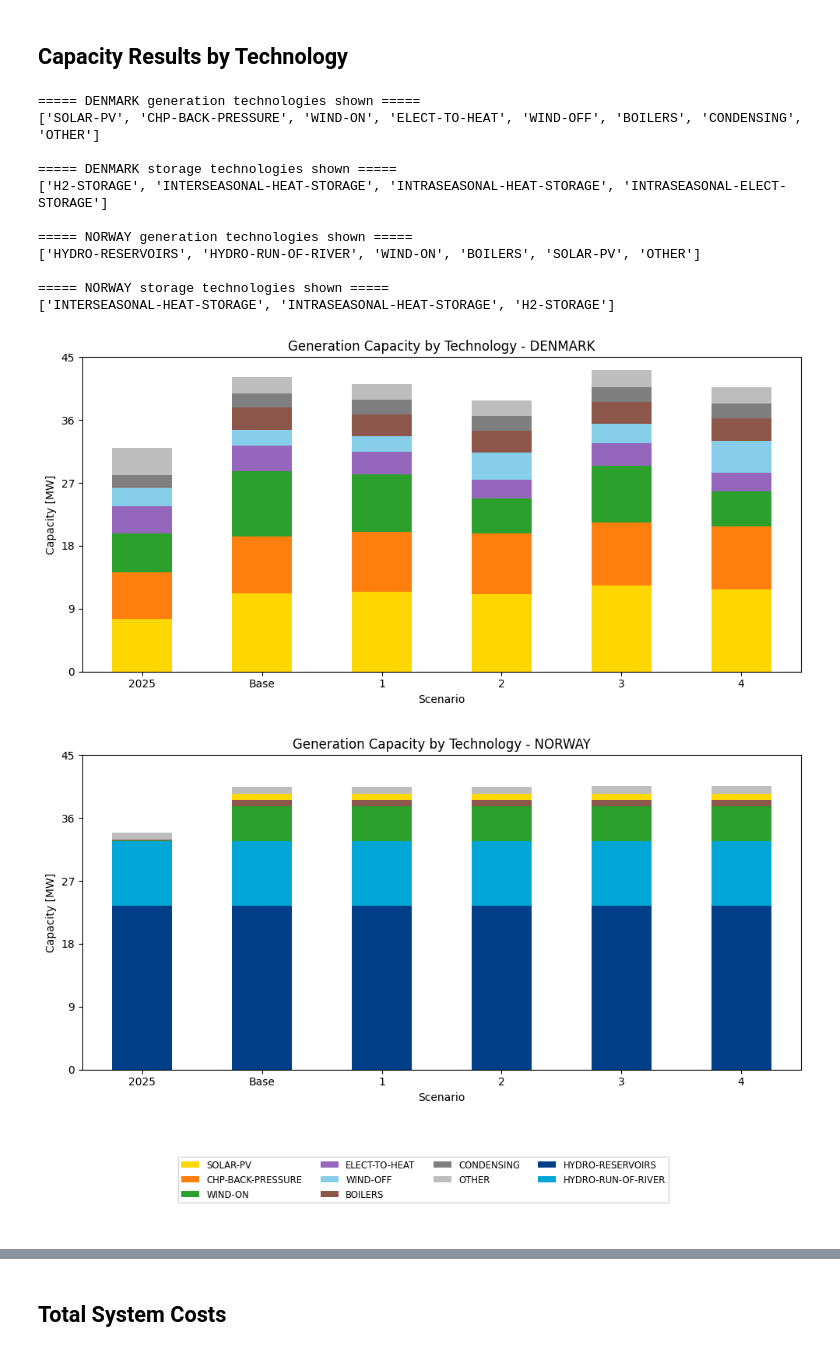
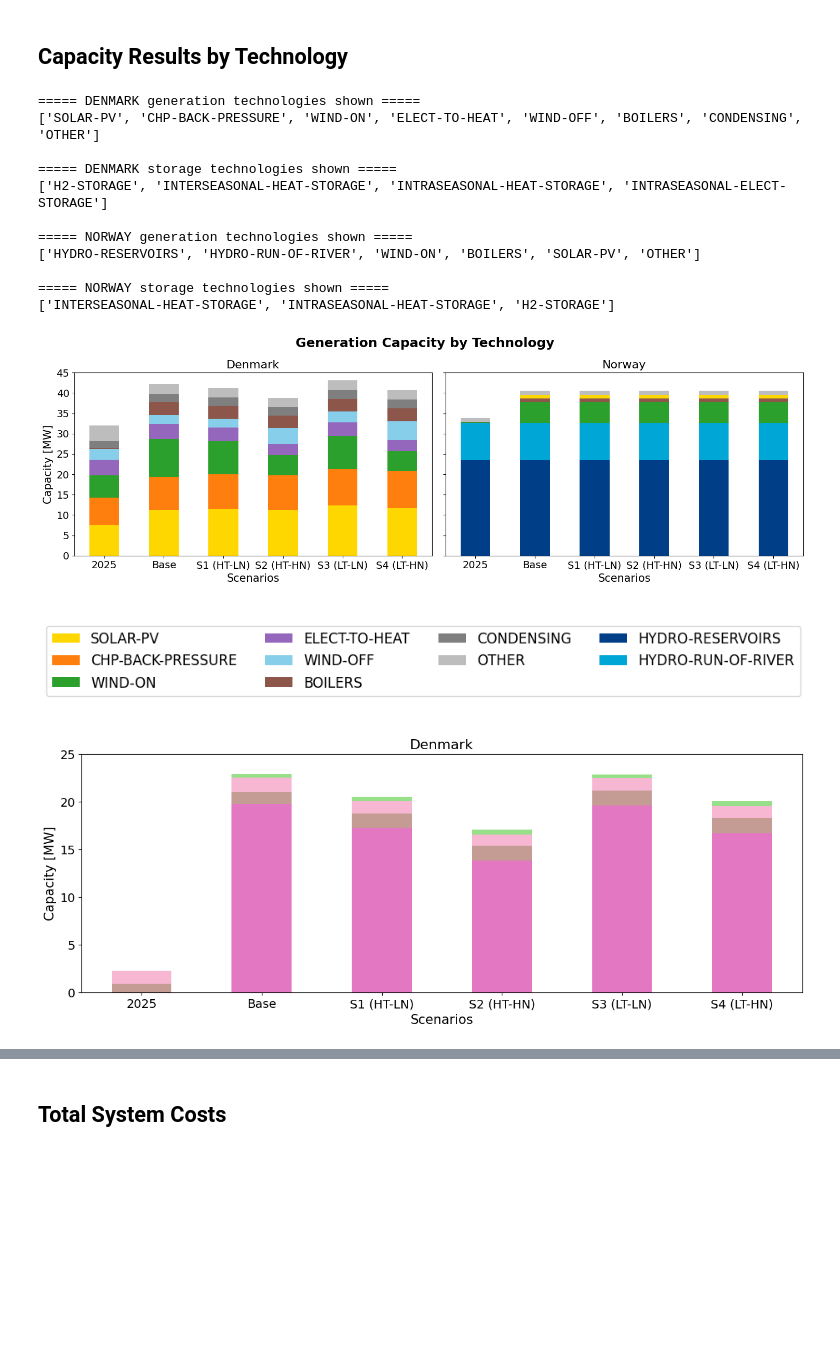
Before and after one commit to inesmartizq/LSESAub, a Jupyter notebook: Python_for_graphs_noDECOM.ipynb, the cells around one changed output, grey strips where cells are left out. Saved outputs shown, nothing was run; the diff lists cells and outputs as text; code cells hidden in the pictures; blank space fills up the shorter version.

```diff
--- a/Python_for_graphs_noDECOM.ipynb
+++ b/Python_for_graphs_noDECOM.ipynb
@@ -54,6 +54,20 @@ Loading c:\Users\ir8n8\Desktop\DTU3\Large Energy Systems Analysis\Balmorel\LSESA
 Loading c:\Users\ir8n8\Desktop\DTU3\Large Energy Systems Analysis\Balmorel\LSESAub\0_results_for_python_noDECOM\4.gdx
 Loading c:\Users\ir8n8\Desktop\DTU3\Large Energy Systems Analysis\Balmorel\LSESAub\0_results_for_python_noDECOM\Base.gdx
 Loading c:\Users\ir8n8\Desktop\DTU3\Large Energy Systems Analysis\Balmorel\LSESAub\0_results_for_python_noDECOM\2025.gdx
+# %%
+# Human-readable x-axis labels
+SCENARIO_LABELS = {
+    '1':      'S1 (HT-LN)',
+    '2': 'S2 (HT-HN)',
+    '3': 'S3 (LT-LN)',
+    '4':       'S4 (LT-HN)',
+}
+
+def apply_scenario_labels(ax):
+    """Replace raw scenario names on x-axis with human-readable labels."""
+    ax.set_xticklabels([SCENARIO_LABELS.get(t.get_text(), t.get_text())
+                        for t in ax.get_xticklabels()])
+    ax.set_xlabel('Scenarios')
 # %% [markdown]
 ## Plotting Objective Function
 # %%
@@ -74,7 +88,7 @@ obj_emi = obj_emi.pivot_table(index='Scenario',
 #order the scenarios
 obj_emi = obj_emi.reindex(['2025', 'Base', '1', '2', '3', '4'])
 
-ax = obj_emi.plot(kind='bar', stacked=True, ylabel='Transmission Capacity [GW]', grid=False)
+ax = obj_emi.plot(kind='bar', stacked=True, ylabel='Transmission Capacity [GW]', grid=False, rot=0)
 ax.set_title('Total Transmission capacity by region')
 
 # make the legend inside the plot area
@@ -84,6 +98,7 @@ ax.legend(
     frameon=True,
     fontsize='small'
 )
+apply_scenario_labels(ax)
 # %% [output]
 Index(['Scenario', 'Year', 'Country', 'From', 'To', 'Category', 'Unit',
        'Value'],
@@ -267,7 +281,7 @@ for country in countries:
     print(capacity_storage[country].columns.tolist())
 
 
-def plot_capacity_mix(df, country, group_name, ymax_dict):
+def plot_capacity_mix(df, country, group_name, ymax_dict, ax=None):
     if len(df.columns) == 0:
         print(f'No data to plot for {group_name} - {country}')
         return None
@@ -277,10 +291,13 @@ def plot_capacity_mix(df, country, group_name, ymax_dict):
         for tech in df.columns
     ]
 
-    ax = df.plot(
+    if ax is None:
+        fig, ax = plt.subplots(figsize=(10, 5))
+
+    df.plot(
         kind='bar',
         stacked=True,
-        figsize=(10, 5),
+        ax=ax,
         ylabel='Capacity [MW]',
         rot=0,
         color=color_list,
@@ -290,13 +307,14 @@ def plot_capacity_mix(df, country, group_name, ymax_dict):
     handles, labels = ax.get_legend_handles_labels()
 
     ymax_plot = ymax_dict[(country.upper(), group_name)]
-    ax.set_ylim(0, ymax_plot * 1)
-    ax.set_yticks(np.linspace(0, ymax_plot, 6))
-    ax.set_title(f'{group_name} Capacity by Technology - {country}')
+    ax.set_ylim(0, ymax_plot)
+    ax.set_yticks(np.arange(0, ymax_plot + 1, 5))
+    ax.set_title(country.title(), fontsize=16)
+    ax.set_xlabel('Scenario', fontsize=15)
+    ax.set_ylabel('Capacity [MW]', fontsize=15)
+    ax.tick_params(axis='both', labelsize=14)
     ax.legend().remove()
-
-    plt.tight_layout()
-    plt.show()
+    apply_scenario_labels(ax)
 
     return handles, labels
 
@@ -316,22 +334,27 @@ def plot_legend(handles, labels, title):
         loc='center',
         ncol=ncol,
         frameon=True,
-        fontsize='small'
+        fontsize=12
     )
+    apply_scenario_labels(ax)
     plt.tight_layout()
     plt.show()
 
 
-# Plot generation figures and collect one combined legend
+# Plot Denmark and Norway generation side by side
+fig, axes = plt.subplots(1, 2, figsize=(15, 5), sharey=True)
+apply_scenario_labels(axes[0])  # Apply labels to the first subplot
+
 generation_handles = {}
 generation_labels = {}
 
-for country in countries:
+for ax, country in zip(axes, countries):
     result = plot_capacity_mix(
         capacity_generation[country],
         country,
         'Generation',
-        ymax
+        ymax,
+        ax=ax
     )
 
     if result is not None:
@@ -342,37 +365,45 @@ for country in countries:
                 generation_labels[label] = label
                 generation_handles[label] = handle
 
-# Plot one shared legend for Denmark + Norway generation
+fig.suptitle('Generation Capacity by Technology', fontsize=18, fontweight='bold')
+apply_scenario_labels(axes[0])  # Apply labels to the first subplot
+plt.tight_layout()
+plt.show()
+
+# Shared legend for both generation plots
 plot_legend(
     list(generation_handles.values()),
     list(generation_labels.values()),
     title=''
 )
 
 
 # Plot storage figures and keep separate legends
 for country in countries:
     result = plot_capacity_mix(
         capacity_storage[country],
         country,
         'Storage',
         ymax
     )
 
+    #change size of storage plot
+    plt.gcf().set_size_inches(15, 5)
+
     if result is not None:
-        plot_legend(*result, title=f'Storage – {country}')
+        plot_legend(*result, title=f'')
 # %% [output]
 ===== DENMARK generation technologies shown =====
 ['SOLAR-PV', 'CHP-BACK-PRESSURE', 'WIND-ON', 'ELECT-TO-HEAT', 'WIND-OFF', 'BOILERS', 'CONDENSING', 'OTHER']
 
 ===== DENMARK storage technologies shown =====
 ['H2-STORAGE', 'INTERSEASONAL-HEAT-STORAGE', 'INTRASEASONAL-HEAT-STORAGE', 'INTRASEASONAL-ELECT-STORAGE']
 
 ===== NORWAY generation technologies shown =====
 ['HYDRO-RESERVOIRS', 'HYDRO-RUN-OF-RIVER', 'WIND-ON', 'BOILERS', 'SOLAR-PV', 'OTHER']
 
 ===== NORWAY storage technologies shown =====
 ['INTERSEASONAL-HEAT-STORAGE', 'INTRASEASONAL-HEAT-STORAGE', 'H2-STORAGE']
-[figure, old version]
+[figure, new version]
-[figure, old version]
+[figure, new version]
-[figure, old version]
+[figure, new version]
```
Also changed, not shown: parts of 6 cells of this notebook.
